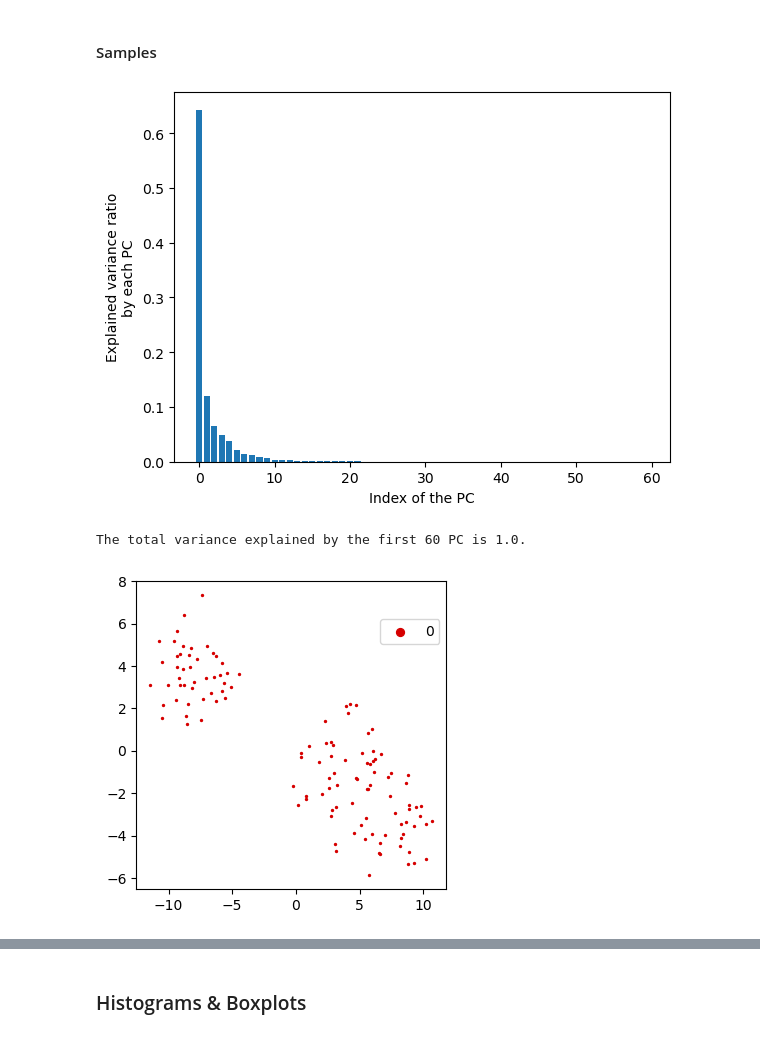
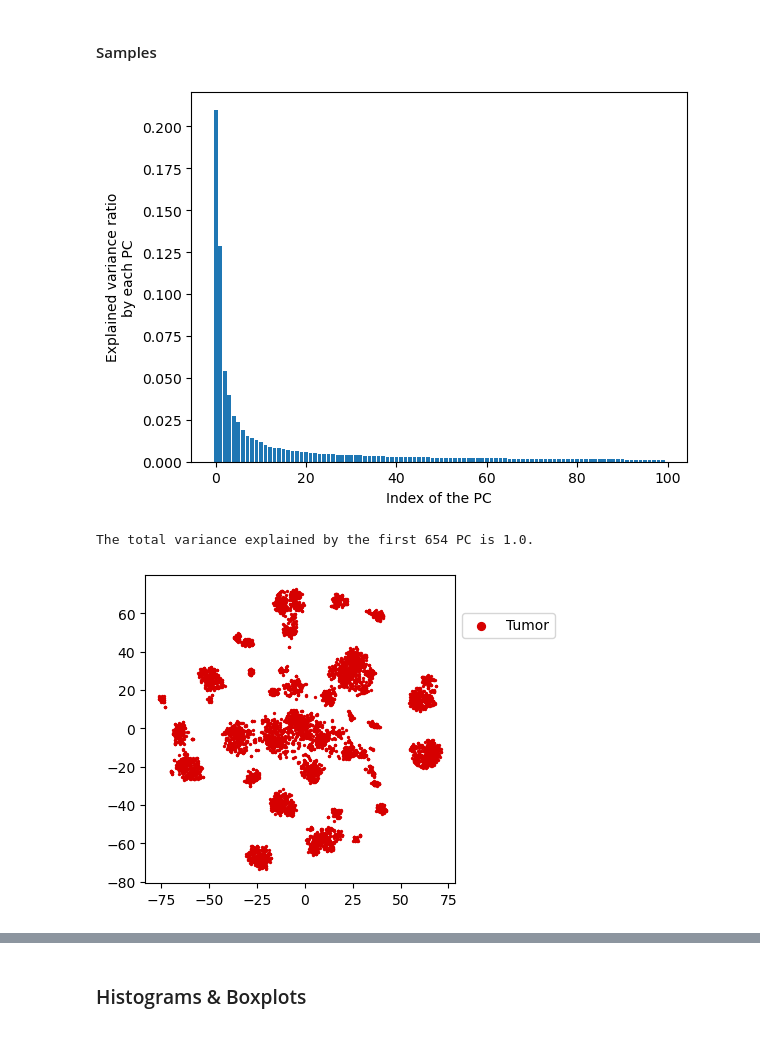
Before and after one commit to mbonto/XAI_in_genomics, a Jupyter notebook: Visualisation/visualise_explanations.ipynb, the cells around one changed output, grey strips where cells are left out. Saved outputs shown, nothing was run; the diff lists cells and outputs as text; code cells hidden in the pictures.

```diff
--- a/Visualisation/visualise_explanations.ipynb
+++ b/Visualisation/visualise_explanations.ipynb
@@ -17,12 +17,12 @@ from clustering import *
 from XAI_method import *
 # %%
 # Arguments
-name = "demo"
-normalize = False
+name = "ttg-all"
+normalize = True # False
 model_name = 'MLP'
 exp = 1
-XAI_method = "Integrated_Gradients"
-set_name = 'test'
+XAI_method = "Integrated_Gradients" # "Expected_Gradients"
+set_name = 'train'
 # %%
 # Path
 save_path = get_save_path(name, code_path)
@@ -192,15 +257,16 @@ The total variance explained by the first 2 PC is 0.8299999833106995.
 # %%
 _, _ = do_PCA(X)
 # %% [output]
-[figure, old version]
+[figure, new version]
-The total variance explained by the first 60 PC is 1.0.
+The total variance explained by the first 654 PC is 1.0.
 # %%
 # T-SNE
 save_name = os.path.join(save_path, "figures", set_name, "tSNE_samples")
 Xr = do_TSNE(X, perplexity=30)
+class_name = ["Normal", "Tumor"]
 do_scatterplot_2D(Xr, y.reshape(-1, 1), class_name, xlabel=None, ylabel=None, dim1=0, dim2=1, legend=True, size=2, save_name=save_name)
 # %% [output]
-[figure, old version]
+[figure, new version]
 # %%
 # PCA + T-SNE
 n_dim = 3
```
Also changed, not shown: parts of 30 cells of this notebook, 13 other files.
